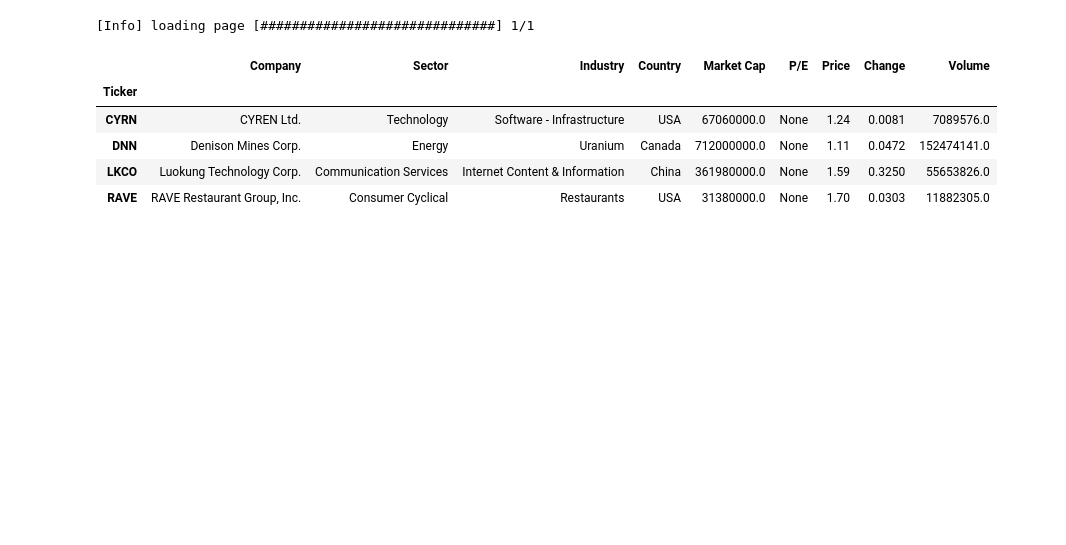
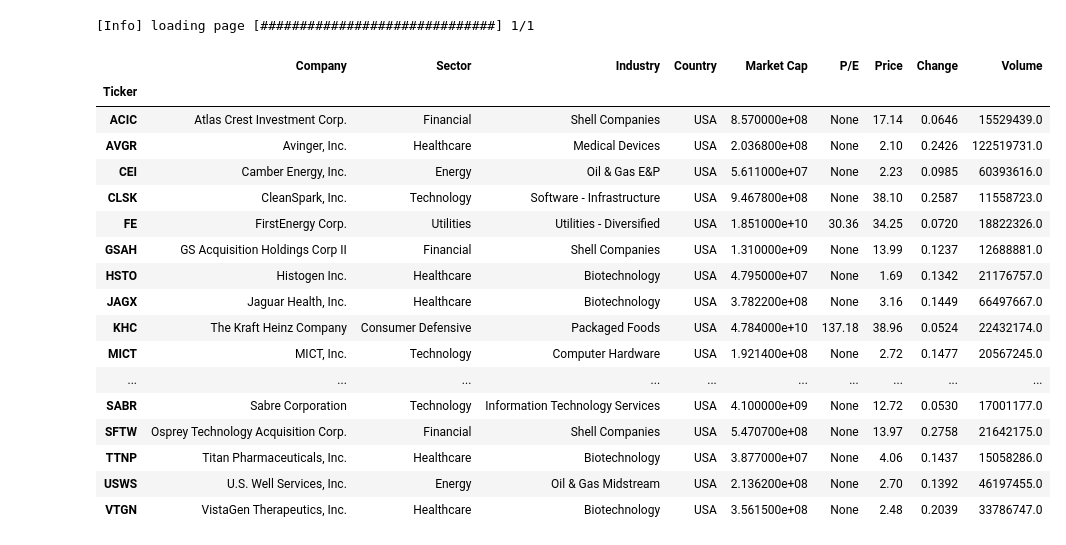
Before and after one commit to arzuisiktopbas/Project-2, a Jupyter notebook: project2.ipynb, the cells around one changed output. Saved outputs shown, nothing was run; the diff lists cells and outputs as text; code cells hidden in the pictures; blank space fills up the shorter version.

```diff
--- a/project2.ipynb
+++ b/project2.ipynb
@@ -25,25 +39,38 @@ newsapi = NewsApiClient(api_key=os.environ["news_api"])
 # %%
 foverview = Overview()
 
 filters_dict = {
     'Performance':'Today Up',
-    'Price':"Under $2",
-    'Relative Volume': "Over 5"
+    'Current Volume':"Over 10M",
+    'Change': 'Up 5%',
+    'Country': 'USA'
 }
 foverview.set_filter(filters_dict=filters_dict)
 
 tickers = foverview.ScreenerView()
 #tickers.sort_values(by='Volume', inplace=True, ascending=False)
 tickers.set_index('Ticker', inplace=True )
-tickers.head(8)
+tickers.head(100)
 # %% [output]
 [Info] loading page [##############################] 1/1
 |  | Company | Sector | Industry | Country | Market Cap | P/E | Price | Change | Volume |
 | Ticker |  |  |  |  |  |  |  |  |  |
-| CYRN | CYREN Ltd. | Technology | Software - Infrastructure | USA | 67060000.0 | None | 1.24 | 0.0081 | 7089576.0 |
-| DNN | Denison Mines Corp. | Energy | Uranium | Canada | 712000000.0 | None | 1.11 | 0.0472 | 152474141.0 |
-| LKCO | Luokung Technology Corp. | Communication Services | Internet Content & Information | China | 361980000.0 | None | 1.59 | 0.3250 | 55653826.0 |
-| RAVE | RAVE Restaurant Group, Inc. | Consumer Cyclical | Restaurants | USA | 31380000.0 | None | 1.70 | 0.0303 | 11882305.0 |
+| ACIC | Atlas Crest Investment Corp. | Financial | Shell Companies | USA | 8.570000e+08 | None | 17.14 | 0.0646 | 15529439.0 |
+| AVGR | Avinger, Inc. | Healthcare | Medical Devices | USA | 2.036800e+08 | None | 2.10 | 0.2426 | 122519731.0 |
+| CEI | Camber Energy, Inc. | Energy | Oil & Gas E&P | USA | 5.611000e+07 | None | 2.23 | 0.0985 | 60393616.0 |
+| CLSK | CleanSpark, Inc. | Technology | Software - Infrastructure | USA | 9.467800e+08 | None | 38.10 | 0.2587 | 11558723.0 |
+| FE | FirstEnergy Corp. | Utilities | Utilities - Diversified | USA | 1.851000e+10 | 30.36 | 34.25 | 0.0720 | 18822326.0 |
+| GSAH | GS Acquisition Holdings Corp II | Financial | Shell Companies | USA | 1.310000e+09 | None | 13.99 | 0.1237 | 12688881.0 |
+| HSTO | Histogen Inc. | Healthcare | Biotechnology | USA | 4.795000e+07 | None | 1.69 | 0.1342 | 21176757.0 |
+| JAGX | Jaguar Health, Inc. | Healthcare | Biotechnology | USA | 3.782200e+08 | None | 3.16 | 0.1449 | 66497667.0 |
+| KHC | The Kraft Heinz Company | Consumer Defensive | Packaged Foods | USA | 4.784000e+10 | 137.18 | 38.96 | 0.0524 | 22432174.0 |
+| MICT | MICT, Inc. | Technology | Computer Hardware | USA | 1.921400e+08 | None | 2.72 | 0.1477 | 20567245.0 |
+| ... | ... | ... | ... | ... | ... | ... | ... | ... | ... |
+| SABR | Sabre Corporation | Technology | Information Technology Services | USA | 4.100000e+09 | None | 12.72 | 0.0530 | 17001177.0 |
+| SFTW | Osprey Technology Acquisition Corp. | Financial | Shell Companies | USA | 5.470700e+08 | None | 13.97 | 0.2758 | 21642175.0 |
+| TTNP | Titan Pharmaceuticals, Inc. | Healthcare | Biotechnology | USA | 3.877000e+07 | None | 4.06 | 0.1437 | 15058286.0 |
+| USWS | U.S. Well Services, Inc. | Energy | Oil & Gas Midstream | USA | 2.136200e+08 | None | 2.70 | 0.1392 | 46197455.0 |
+| VTGN | VistaGen Therapeutics, Inc. | Healthcare | Biotechnology | USA | 3.561500e+08 | None | 2.48 | 0.2039 | 33786747.0 |
 # %%
 def get_sentiment(company):
     stock_headlines = ( newsapi.get_everything(
```
Also changed, not shown: parts of 9 cells of this notebook, 2 other files.
